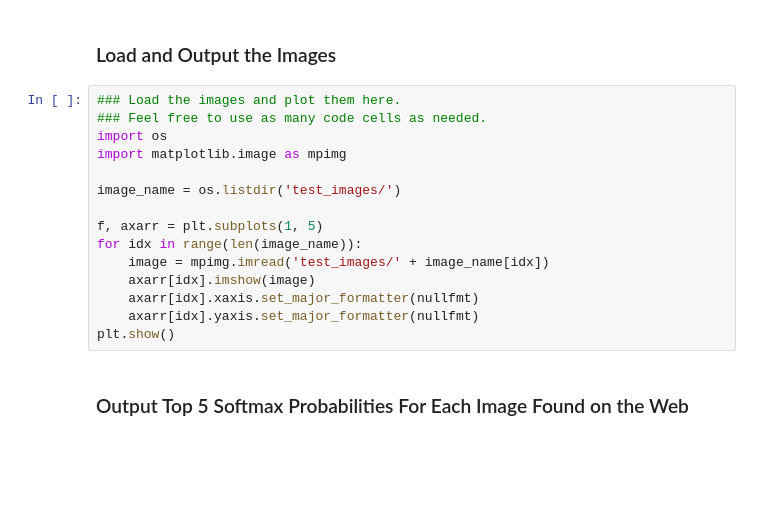
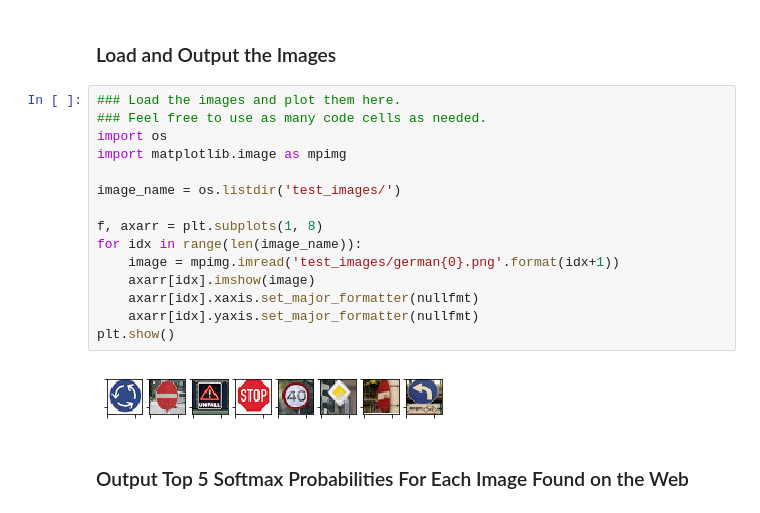
Before and after one commit to rdspring1/CarND-Traffic-Sign-Classifier-Project, a Jupyter notebook: Traffic_Sign_Classifier.ipynb, the cells around one changed output. Saved outputs shown, nothing was run; the diff lists cells and outputs as text; blank space fills up the shorter version.

```diff
--- a/Traffic_Sign_Classifier.ipynb
+++ b/Traffic_Sign_Classifier.ipynb
@@ -354,18 +404,20 @@ You may find `signnames.csv` useful as it contains mappings from the class id (i
 # %%
 ### Load the images and plot them here.
 ### Feel free to use as many code cells as needed.
 import os
 import matplotlib.image as mpimg
 
 image_name = os.listdir('test_images/')
 
-f, axarr = plt.subplots(1, 5)
+f, axarr = plt.subplots(1, 8)
 for idx in range(len(image_name)):
-    image = mpimg.imread('test_images/' + image_name[idx])
+    image = mpimg.imread('test_images/german{0}.png'.format(idx+1))
     axarr[idx].imshow(image)
     axarr[idx].xaxis.set_major_formatter(nullfmt)
     axarr[idx].yaxis.set_major_formatter(nullfmt)
 plt.show()
+# %% [output]
+[figure, added]
 # %% [markdown]
 ### Output Top 5 Softmax Probabilities For Each Image Found on the Web
 # %% [markdown]
```
Also changed, not shown: parts of 15 cells of this notebook, 4 other files.
